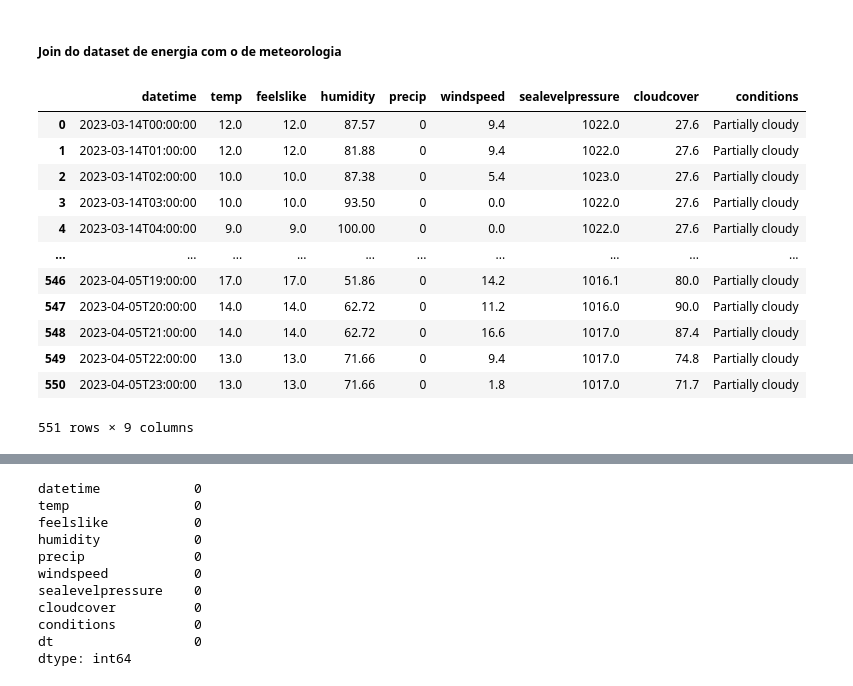
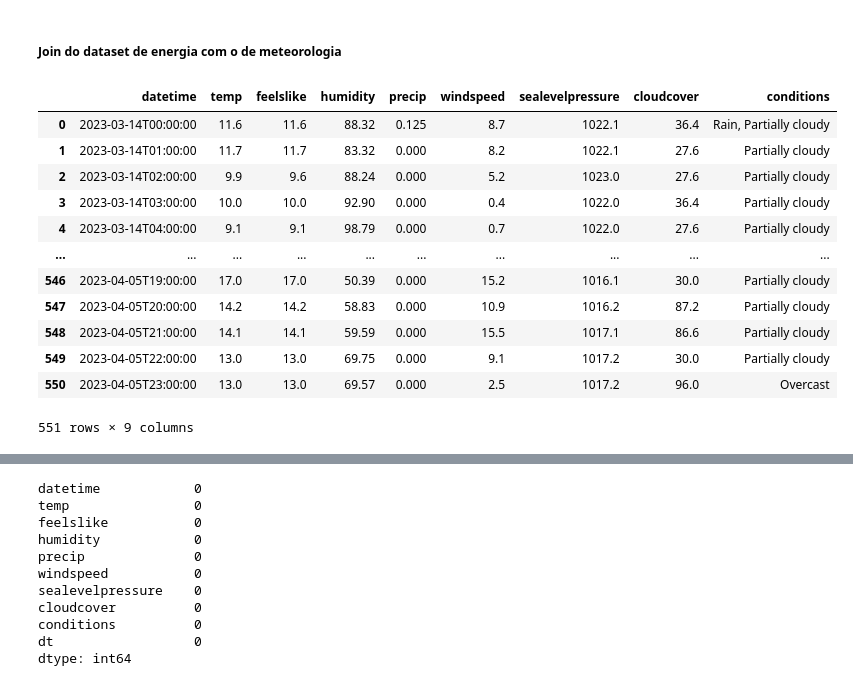
Before and after one commit to joaofaria19/DAA-Trabalho, a Jupyter notebook: competicao.ipynb, the cells around one changed output, grey strips where cells are left out. Cells and saved outputs as stored; diff of their text form; code cells hidden in the pictures.

```diff
--- a/competicao.ipynb
+++ b/competicao.ipynb
@@ -86,21 +86,21 @@ df_train = pd.merge(df_energia_train, df_meteo_train, left_on='dt', right_on='dt
 
 df_teste = pd.merge(df_energia_teste, df_meteo_teste, left_on='dt', right_on='dt', how='left')
 # %%
-df_meteo_emfalta = pd.read_csv('./datasets/competicao/Guimarães_tocomplete.csv')
+df_meteo_emfalta = pd.read_csv('./datasets/competicao/Braga_tocomplete.csv')
 df_meteo_emfalta
 # %% [output]
 |  | datetime | temp | feelslike | humidity | precip | windspeed | sealevelpressure | cloudcover | conditions |
-| 0 | 2023-03-14T00:00:00 | 12.0 | 12.0 | 87.57 | 0 | 9.4 | 1022.0 | 27.6 | Partially cloudy |
-| 1 | 2023-03-14T01:00:00 | 12.0 | 12.0 | 81.88 | 0 | 9.4 | 1022.0 | 27.6 | Partially cloudy |
-| 2 | 2023-03-14T02:00:00 | 10.0 | 10.0 | 87.38 | 0 | 5.4 | 1023.0 | 27.6 | Partially cloudy |
-| 3 | 2023-03-14T03:00:00 | 10.0 | 10.0 | 93.50 | 0 | 0.0 | 1022.0 | 27.6 | Partially cloudy |
-| 4 | 2023-03-14T04:00:00 | 9.0 | 9.0 | 100.00 | 0 | 0.0 | 1022.0 | 27.6 | Partially cloudy |
+| 0 | 2023-03-14T00:00:00 | 11.6 | 11.6 | 88.32 | 0.125 | 8.7 | 1022.1 | 36.4 | Rain, Partially cloudy |
+| 1 | 2023-03-14T01:00:00 | 11.7 | 11.7 | 83.32 | 0.000 | 8.2 | 1022.1 | 27.6 | Partially cloudy |
+| 2 | 2023-03-14T02:00:00 | 9.9 | 9.6 | 88.24 | 0.000 | 5.2 | 1023.0 | 27.6 | Partially cloudy |
+| 3 | 2023-03-14T03:00:00 | 10.0 | 10.0 | 92.90 | 0.000 | 0.4 | 1022.0 | 36.4 | Partially cloudy |
+| 4 | 2023-03-14T04:00:00 | 9.1 | 9.1 | 98.79 | 0.000 | 0.7 | 1022.0 | 27.6 | Partially cloudy |
 | ... | ... | ... | ... | ... | ... | ... | ... | ... | ... |
-| 546 | 2023-04-05T19:00:00 | 17.0 | 17.0 | 51.86 | 0 | 14.2 | 1016.1 | 80.0 | Partially cloudy |
-| 547 | 2023-04-05T20:00:00 | 14.0 | 14.0 | 62.72 | 0 | 11.2 | 1016.0 | 90.0 | Partially cloudy |
-| 548 | 2023-04-05T21:00:00 | 14.0 | 14.0 | 62.72 | 0 | 16.6 | 1017.0 | 87.4 | Partially cloudy |
-| 549 | 2023-04-05T22:00:00 | 13.0 | 13.0 | 71.66 | 0 | 9.4 | 1017.0 | 74.8 | Partially cloudy |
-| 550 | 2023-04-05T23:00:00 | 13.0 | 13.0 | 71.66 | 0 | 1.8 | 1017.0 | 71.7 | Partially cloudy |
+| 546 | 2023-04-05T19:00:00 | 17.0 | 17.0 | 50.39 | 0.000 | 15.2 | 1016.1 | 30.0 | Partially cloudy |
+| 547 | 2023-04-05T20:00:00 | 14.2 | 14.2 | 58.83 | 0.000 | 10.9 | 1016.2 | 87.2 | Partially cloudy |
+| 548 | 2023-04-05T21:00:00 | 14.1 | 14.1 | 59.59 | 0.000 | 15.5 | 1017.1 | 86.6 | Partially cloudy |
+| 549 | 2023-04-05T22:00:00 | 13.0 | 13.0 | 69.75 | 0.000 | 9.1 | 1017.2 | 30.0 | Partially cloudy |
+| 550 | 2023-04-05T23:00:00 | 13.0 | 13.0 | 69.57 | 0.000 | 2.5 | 1017.2 | 96.0 | Overcast |
 551 rows × 9 columns
 # %%
 df_meteo_emfalta['dt'] = pd.to_datetime(df_meteo_emfalta['datetime'], format='%Y-%m-%dT%H:%M:%S')
```
Also changed, not shown: parts of 105 cells of this notebook, 20 other files.
